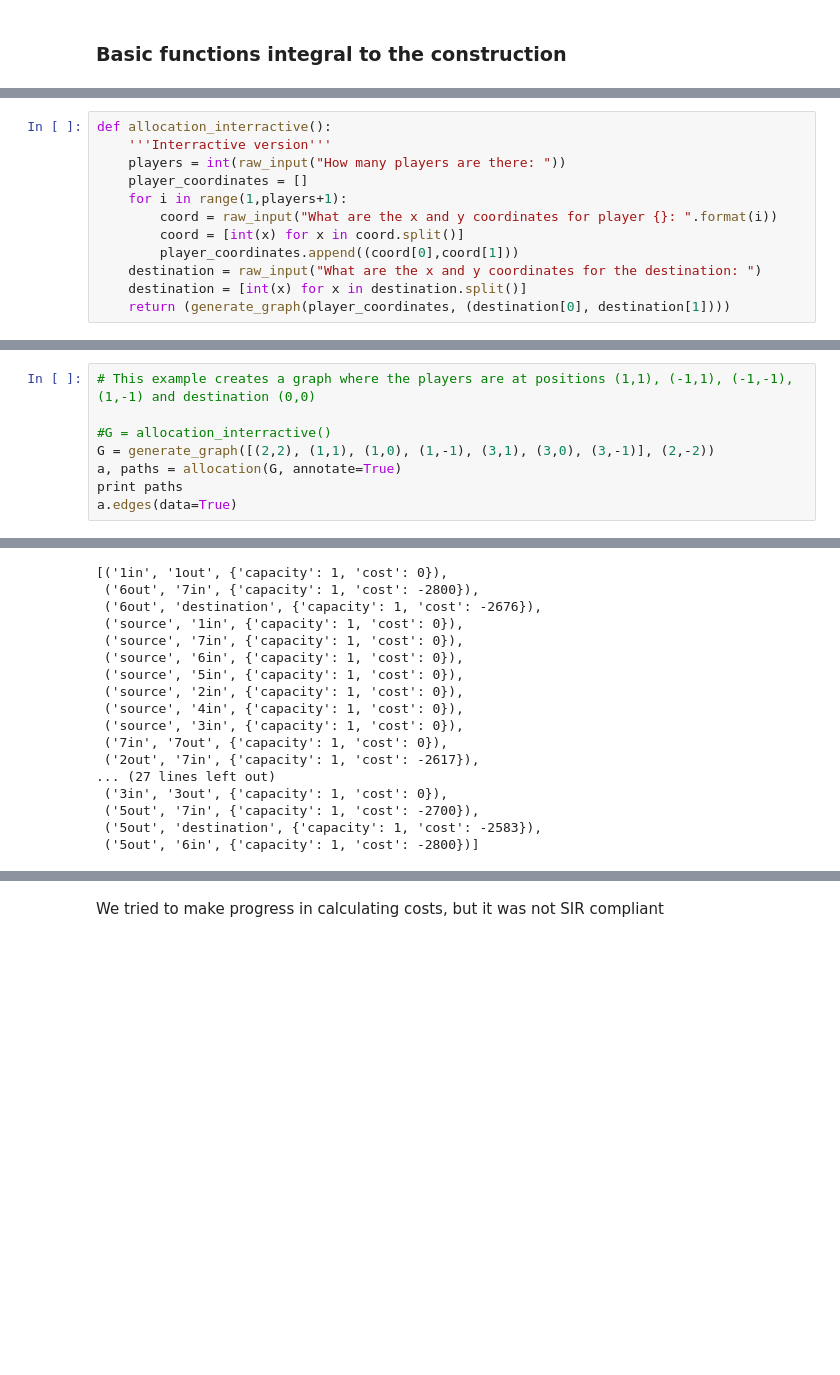
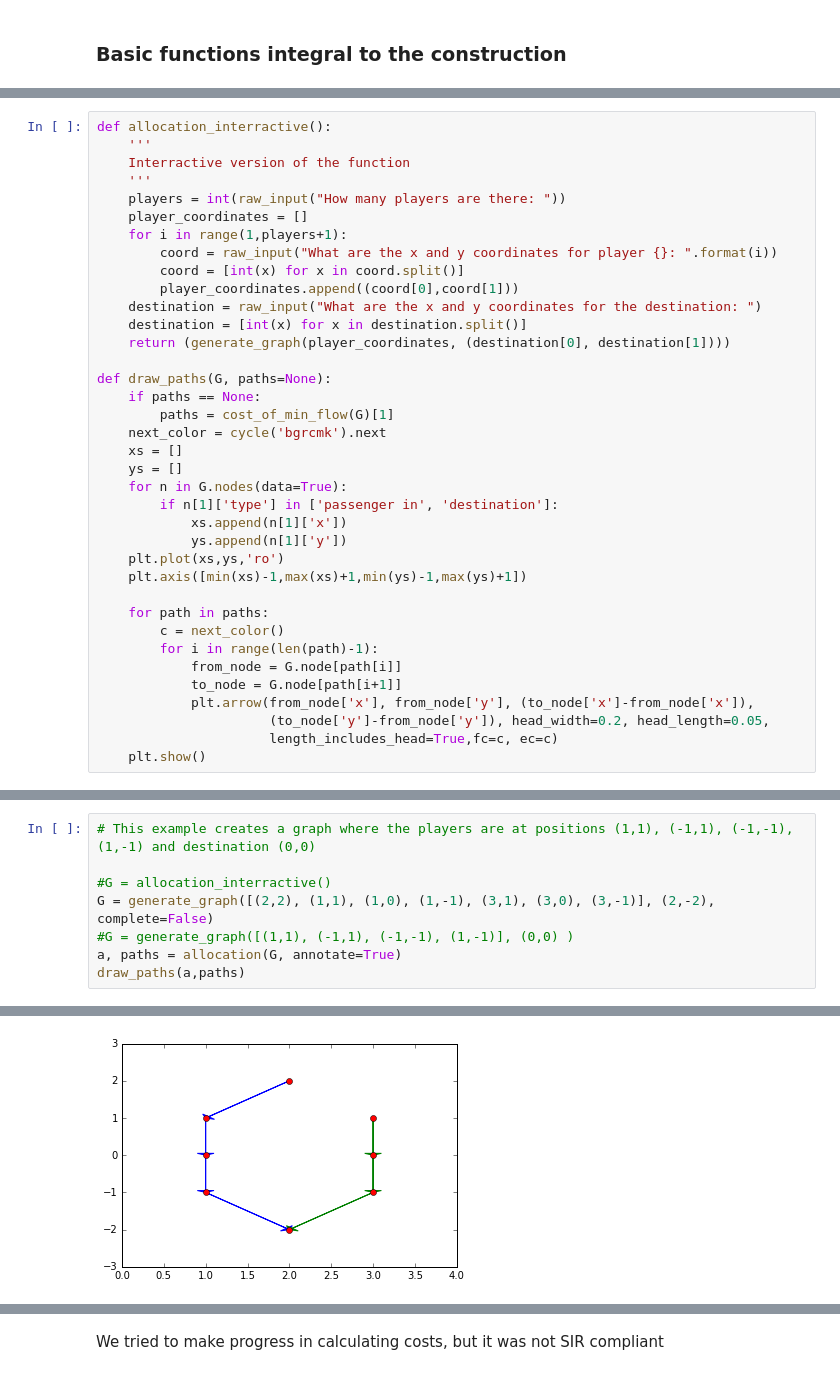
Before and after one commit to misingnoglic/cost-allocation, a Jupyter notebook: cost-allocation.ipynb, the cells around one changed output, grey strips where cells are left out. Saved outputs shown, nothing was run; the diff lists cells and outputs as text; blank space fills up the shorter version.

Commit message:
added plotting of the path

```diff
--- a/cost-allocation.ipynb
+++ b/cost-allocation.ipynb
@@ -260,7 +231,9 @@ def allocation(G, annotate=False):
     return min_flow_graph,paths[optimal]
 # %%
 def allocation_interractive():
-    '''Interractive version'''
+    '''
+    Interractive version of the function
+    '''
     players = int(raw_input("How many players are there: "))
     player_coordinates = []
     for i in range(1,players+1):
@@ -270,3 +243,26 @@ def allocation_interractive():
     destination = raw_input("What are the x and y coordinates for the destination: ")
     destination = [int(x) for x in destination.split()]
     return (generate_graph(player_coordinates, (destination[0], destination[1])))
+
+def draw_paths(G, paths=None):
+    if paths == None:
+        paths = cost_of_min_flow(G)[1]
+    next_color = cycle('bgrcmk').next
+    xs = []
+    ys = []
+    for n in G.nodes(data=True):
+        if n[1]['type'] in ['passenger in', 'destination']:
+            xs.append(n[1]['x'])
+            ys.append(n[1]['y'])
+    plt.plot(xs,ys,'ro')
+    plt.axis([min(xs)-1,max(xs)+1,min(ys)-1,max(ys)+1])
+
+    for path in paths:
+        c = next_color()
+        for i in range(len(path)-1):
+            from_node = G.node[path[i]]
+            to_node = G.node[path[i+1]]
+            plt.arrow(from_node['x'], from_node['y'], (to_node['x']-from_node['x']),
+                      (to_node['y']-from_node['y']), head_width=0.2, head_length=0.05,
+                      length_includes_head=True,fc=c, ec=c)
+    plt.show()
@@ -274,8 +273,8 @@ def allocation_interractive():
 # This example creates a graph where the players are at positions (1,1), (-1,1), (-1,-1), (1,-1) and destination (0,0)
 
 #G = allocation_interractive()
-G = generate_graph([(2,2), (1,1), (1,0), (1,-1), (3,1), (3,0), (3,-1)], (2,-2))
+G = generate_graph([(2,2), (1,1), (1,0), (1,-1), (3,1), (3,0), (3,-1)], (2,-2), complete=False)
+#G = generate_graph([(1,1), (-1,1), (-1,-1), (1,-1)], (0,0) )
 a, paths = allocation(G, annotate=True)
-print paths
-a.edges(data=True)
+draw_paths(a,paths)
 # %% [output]
@@ -292,17 +289 @@ Optimal path with 2 cabs [['1in', '2in', '3in', '4in', 'destination'], ['5in', '
-[('1in', '1out', {'capacity': 1, 'cost': 0}),
- ('6out', '7in', {'capacity': 1, 'cost': -2800}),
- ('6out', 'destination', {'capacity': 1, 'cost': -2676}),
- ('source', '1in', {'capacity': 1, 'cost': 0}),
- ('source', '7in', {'capacity': 1, 'cost': 0}),
- ('source', '6in', {'capacity': 1, 'cost': 0}),
- ('source', '5in', {'capacity': 1, 'cost': 0}),
- ('source', '2in', {'capacity': 1, 'cost': 0}),
- ('source', '4in', {'capacity': 1, 'cost': 0}),
- ('source', '3in', {'capacity': 1, 'cost': 0}),
- ('7in', '7out', {'capacity': 1, 'cost': 0}),
- ('2out', '7in', {'capacity': 1, 'cost': -2617}),
-... (27 lines left out)
- ('3in', '3out', {'capacity': 1, 'cost': 0}),
- ('5out', '7in', {'capacity': 1, 'cost': -2700}),
- ('5out', 'destination', {'capacity': 1, 'cost': -2583}),
- ('5out', '6in', {'capacity': 1, 'cost': -2800})]
+[figure, added]
```
Also changed, not shown: parts of 20 cells of this notebook.
